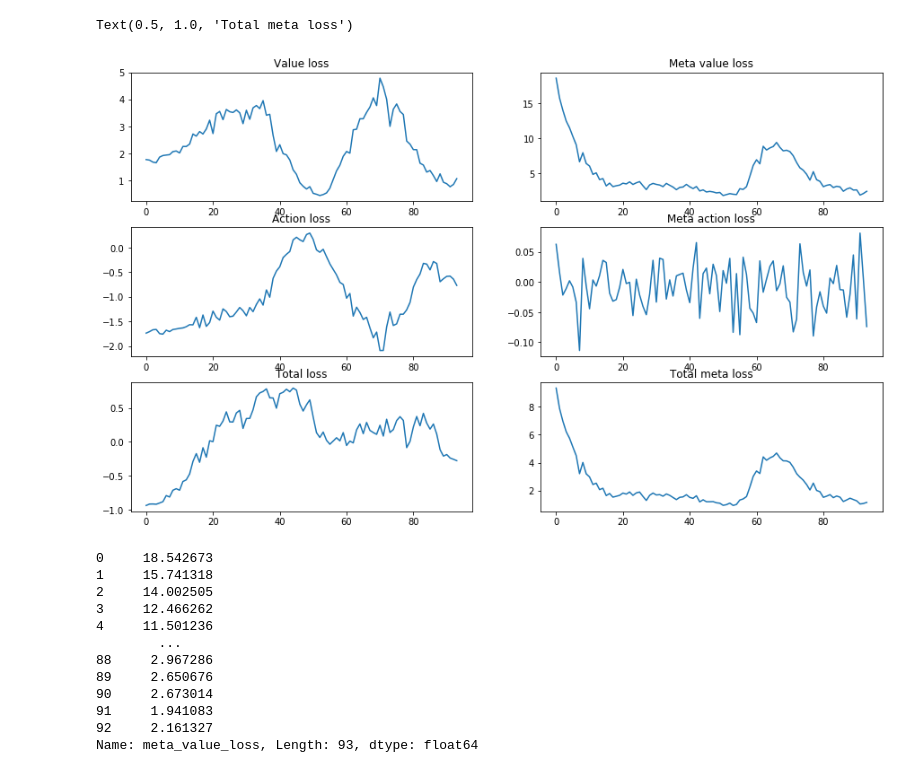
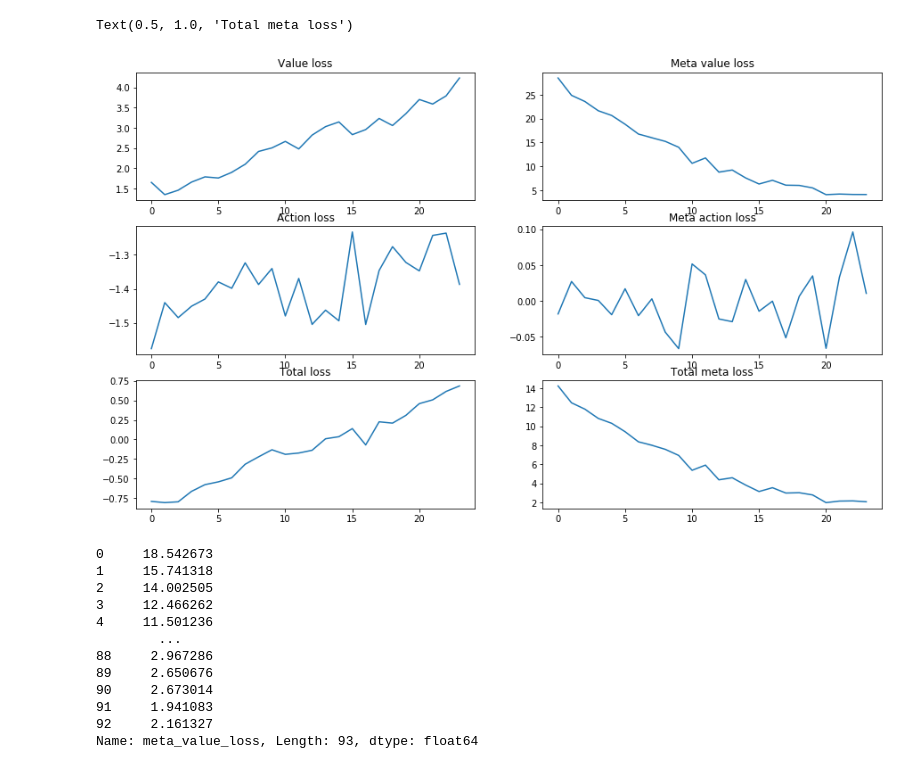
Before and after one commit to gabrielelibardi/meta_gradient_experiment, a Jupyter notebook: monitor.ipynb, the cells around one changed output. Saved outputs shown, nothing was run; the diff lists cells and outputs as text; code cells hidden in the pictures.

```diff
--- a/monitor.ipynb
+++ b/monitor.ipynb
@@ -53,24 +66,24 @@ ax.legend(bbox_to_anchor=(1.1, 0.6))
 # %%
 my_dir = 'RUNS/exp_test_ll_10/loss_monitor/loss_monitor.csv'
 my_dir = 'RUNS/exp_test_reacher_meta_6/loss_monitor/loss_monitor.csv'
-my_dir = 'RUNS/exp_meta_cheetah_test/loss_monitor/loss_monitor.csv'
+my_dir = 'RUNS/exp_meta_hopper_1/loss_monitor/loss_monitor.csv'
 data = pd.read_csv(my_dir)
 fig, axs = plt.subplots(3, 2, figsize=(15,9))
 axs[0, 0].plot(data['V_loss'])
 axs[0, 0].set_title('Value loss')
 axs[0, 1].plot(data['meta_value_loss'])
 axs[0, 1].set_title('Meta value loss')
 axs[1, 0].plot(data['action_loss'])
 axs[1, 0].set_title('Action loss')
 axs[1, 1].plot(data['meta_action_loss'])
 axs[1, 1].set_title('Meta action loss')
 axs[2, 0].plot(data['loss'])
 axs[2, 0].set_title('Total loss')
 axs[2, 1].plot(data['meta_loss'])
 axs[2, 1].set_title('Total meta loss')
 # %% [output]
 Text(0.5, 1.0, 'Total meta loss')
-[figure, old version]
+[figure, new version]
 # %%
 data['meta_value_loss']
 # %% [output]
```
Also changed, not shown: parts of 1 cell of this notebook, 3 other files.
